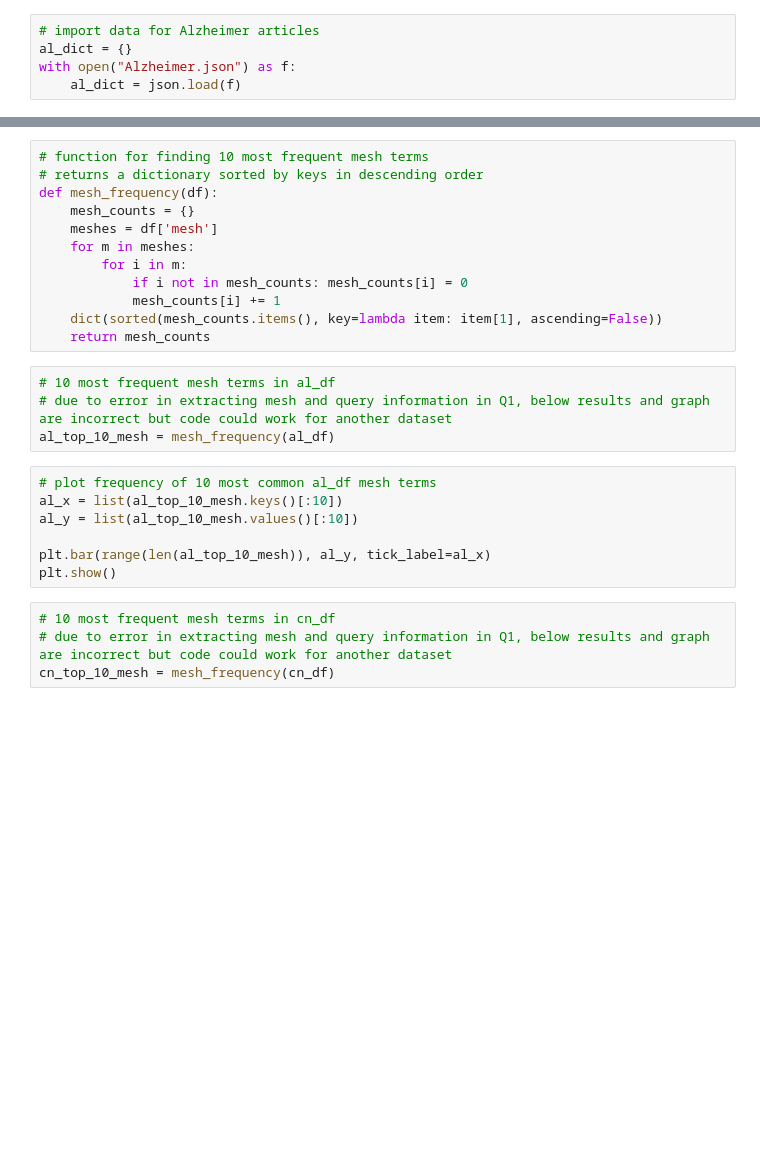
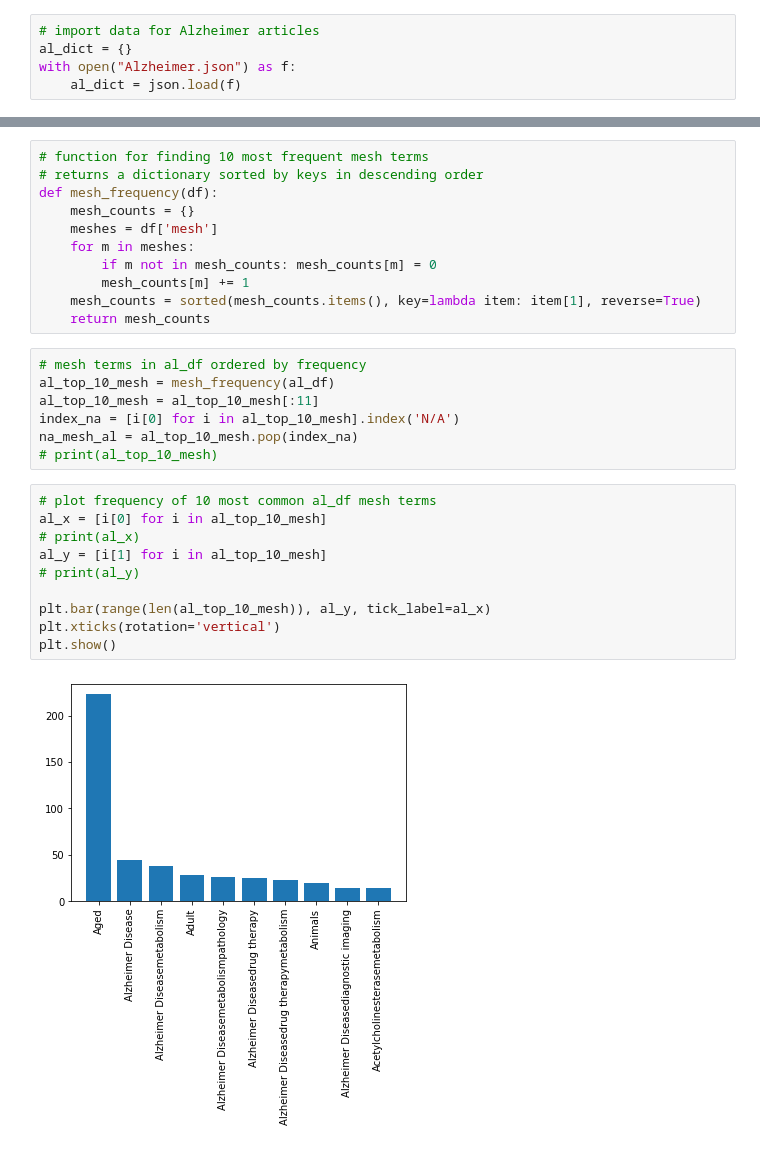
Before and after one commit to OlinaZhu/BIS634_qz258, a Jupyter notebook: HW3/Q2.ipynb, the cells around one changed output, grey strips where cells are left out. Cells and saved outputs as stored; diff of their text form; blank space fills up the shorter version.

```diff
--- a/HW3/Q2.ipynb
+++ b/HW3/Q2.ipynb
@@ -61,23 +61,26 @@ def mesh_frequency(df):
     mesh_counts = {}
     meshes = df['mesh']
     for m in meshes:
-        for i in m:
-            if i not in mesh_counts: mesh_counts[i] = 0
-            mesh_counts[i] += 1
-    dict(sorted(mesh_counts.items(), key=lambda item: item[1], ascending=False))
+        if m not in mesh_counts: mesh_counts[m] = 0
+        mesh_counts[m] += 1
+    mesh_counts = sorted(mesh_counts.items(), key=lambda item: item[1], reverse=True)
     return mesh_counts
-# %%
-# 10 most frequent mesh terms in al_df
-# due to error in extracting mesh and query information in Q1, below results and graph are incorrect but code could work for another dataset
-al_top_10_mesh = mesh_frequency(al_df)
+# %%
+# mesh terms in al_df ordered by frequency
+al_top_10_mesh = mesh_frequency(al_df)
+al_top_10_mesh = al_top_10_mesh[:11]
+index_na = [i[0] for i in al_top_10_mesh].index('N/A')
+na_mesh_al = al_top_10_mesh.pop(index_na)
+# print(al_top_10_mesh)
 # %%
 # plot frequency of 10 most common al_df mesh terms
-al_x = list(al_top_10_mesh.keys()[:10])
-al_y = list(al_top_10_mesh.values()[:10])
+al_x = [i[0] for i in al_top_10_mesh]
+# print(al_x)
+al_y = [i[1] for i in al_top_10_mesh]
+# print(al_y)
 
 plt.bar(range(len(al_top_10_mesh)), al_y, tick_label=al_x)
+plt.xticks(rotation='vertical')
 plt.show()
+# %% [output]
+[figure, added]
-# %%
-# 10 most frequent mesh terms in cn_df
-# due to error in extracting mesh and query information in Q1, below results and graph are incorrect but code could work for another dataset
-cn_top_10_mesh = mesh_frequency(cn_df)
```
Also changed, not shown: parts of 9 cells of this notebook, 8 other files.
